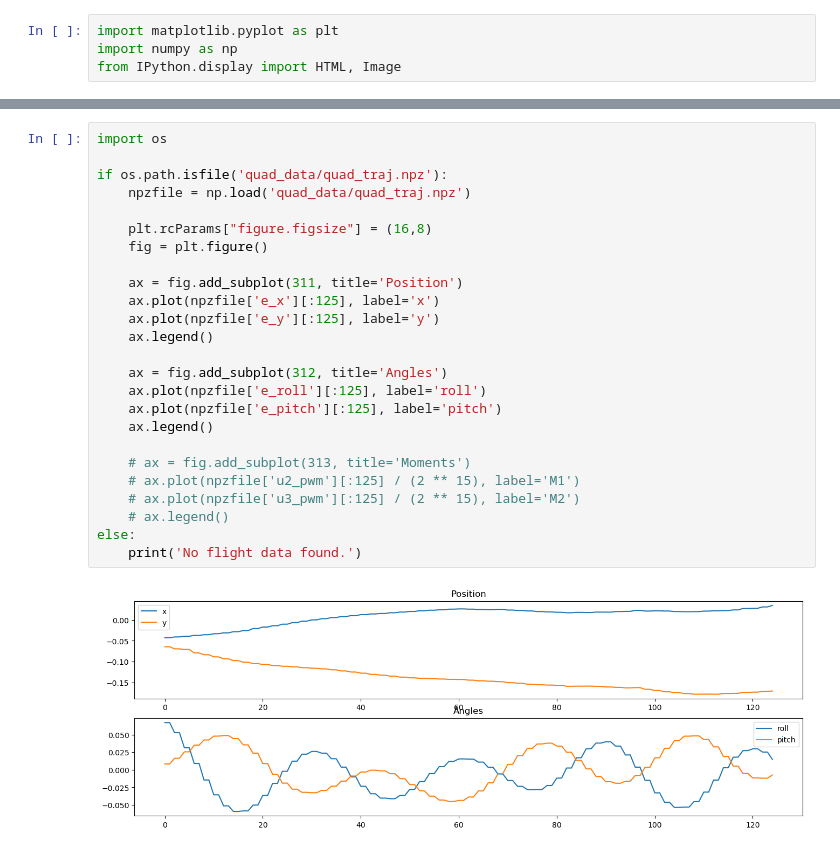
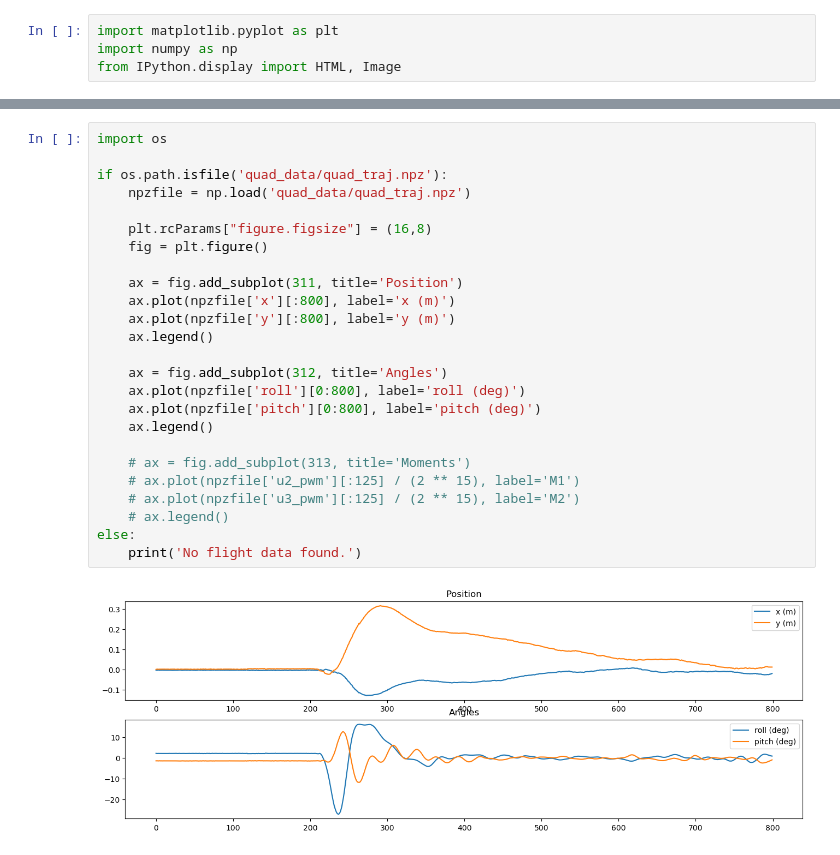
Before and after one commit to xkhainguyen/crazyflie-princeton, a Jupyter notebook: a_LQR_log.ipynb, the cells around one changed output, grey strips where cells are left out. Cells and saved outputs as stored; diff of their text form.

```diff
--- a/a_LQR_log.ipynb
+++ b/a_LQR_log.ipynb
@@ -107,27 +109,27 @@ Done!
 # %%
 import os
 
 if os.path.isfile('quad_data/quad_traj.npz'):
     npzfile = np.load('quad_data/quad_traj.npz')
 
     plt.rcParams["figure.figsize"] = (16,8)
     fig = plt.figure()
 
     ax = fig.add_subplot(311, title='Position')
-    ax.plot(npzfile['e_x'][:125], label='x')
-    ax.plot(npzfile['e_y'][:125], label='y')
+    ax.plot(npzfile['x'][:800], label='x (m)')
+    ax.plot(npzfile['y'][:800], label='y (m)')
     ax.legend()
 
     ax = fig.add_subplot(312, title='Angles')
-    ax.plot(npzfile['e_roll'][:125], label='roll')
-    ax.plot(npzfile['e_pitch'][:125], label='pitch')
+    ax.plot(npzfile['roll'][0:800], label='roll (deg)')
+    ax.plot(npzfile['pitch'][0:800], label='pitch (deg)')
     ax.legend()
 
     # ax = fig.add_subplot(313, title='Moments')
     # ax.plot(npzfile['u2_pwm'][:125] / (2 ** 15), label='M1')
     # ax.plot(npzfile['u3_pwm'][:125] / (2 ** 15), label='M2')
     # ax.legend()
 else:
     print('No flight data found.')
 # %% [output]
-[figure, old version]
+[figure, new version]
```
Also changed, not shown: parts of 2 cells of this notebook, 2 other files.
